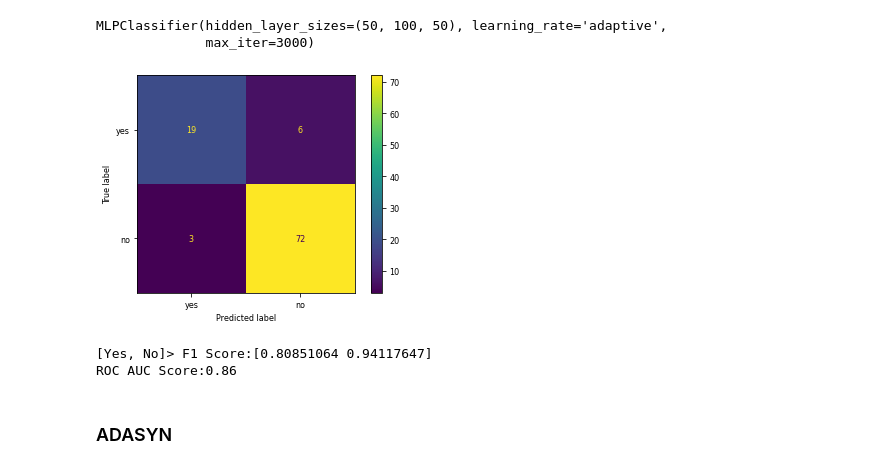
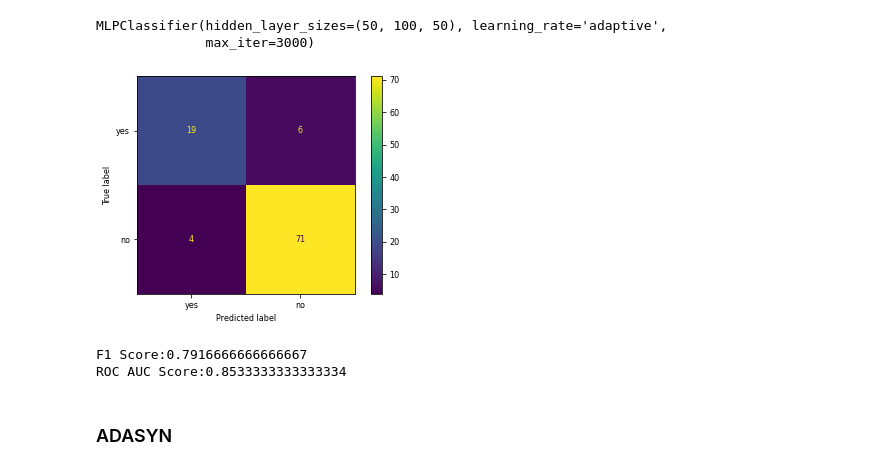
Before and after one commit to PedroMarques27/ED, a Jupyter notebook: Data_mining_Notebook.ipynb, the cells around one changed output. Saved outputs shown, nothing was run; the diff lists cells and outputs as text; code cells hidden in the pictures.

```diff
--- a/Data_mining_Notebook.ipynb
+++ b/Data_mining_Notebook.ipynb
@@ -602,8 +569,10 @@ To obtain 2 different types of results:
 * roc_score
 # %%
 # Saving All Results
-f1_results = {k:{m:[] for m in ['Origin','Us','Os','St','Ada','StUs']} for k in ['SVC','RF','MLP']}
-roc_results = {k:{m:0 for m in ['Origin','Us','Os','St','Ada','StUs']} for k in ['SVC','RF','MLP']}
+results_df =  pd.DataFrame(columns=['Classifier','Scoring Method','Original Data', 'Undersampled Data','SMOTE Data','SMOTE + Tomek Links Data','ADASYN'])
+
+f1_results = {k:{m:[] for m in ['Origin','Us','Os','St','Ada',]} for k in ['SVC','RF','MLP']}
+roc_results = {k:{m:0 for m in ['Origin','Us','Os','St','Ada']} for k in ['SVC','RF','MLP']}
 # %% [markdown]
 ## SVC
 **Suport Vector Classifier**
@@ -1110,6 +1133,10 @@ param_grid = {
 
 # Best parameter set
 #print('Best parameters found:\n', clf.best_params_)
+
+#Arrays with score results for each method
+results_f1 = ["RF", "F1"]
+results_ROC = ["RF", "ROC"]
 # %% [markdown]
 ### Original Data
 # %%
@@ -1217,17 +1256,22 @@ mlp_best_estimator_os.fit(X_train_o, Y_train_o)
 MLPClassifier(activation='tanh', alpha=0.05, hidden_layer_sizes=(50, 50, 50),
               max_iter=3000, solver='sgd')
 # %%
-pred_labels = mlp_best_estimator_os.predict(X_test_pca)
-cm = confusion_matrix(Y_test, pred_labels)
+pred_labels_mlp = mlp_best_estimator_os.predict(X_test_pca)
+cm = confusion_matrix(Y_test, pred_labels_mlp)
 
 disp = ConfusionMatrixDisplay(confusion_matrix=cm, display_labels=["yes","no"])
 disp.plot()
 plt.show()
 
-f1_results['MLP']['Os'] = f1_score(Y_test,pred_labels, average = None)
-roc_results['MLP']['Os'] = roc_auc_score(Y_test,pred_labels)
+f1_res = f1_score(Y_test,pred_labels_mlp,pos_label = 0)
+roc_score = roc_auc_score(Y_test,pred_labels_mlp)
+f1_results['MLP'] ['Os'] = f1_res
+roc_results['MLP']['Os'] = roc_score
 
-print(f"[Yes, No]> F1 Score:{f1_score(Y_test,pred_labels, average = None)}")
-print(f"ROC AUC Score:{roc_auc_score(Y_test,pred_labels, average = None)}")
+print(f"F1 Score:{f1_res}")
+print(f"ROC AUC Score:{roc_score}")
+
+results_f1.append(f1_res)
+results_ROC.append(roc_score)
 # %% [output]
 [figure]
@@ -1257,22 +1303,27 @@ mlp_best_estimator_tl.fit(X_tl, y_tl)
 MLPClassifier(hidden_layer_sizes=(50, 100, 50), learning_rate='adaptive',
               max_iter=3000)
 # %%
-pred_labels = mlp_best_estimator_tl.predict(X_test_pca)
-cm = confusion_matrix(Y_test, pred_labels)
+pred_labels_mlp = mlp_best_estimator_tl.predict(X_test_pca)
+cm = confusion_matrix(Y_test, pred_labels_mlp)
 
 disp = ConfusionMatrixDisplay(confusion_matrix=cm, display_labels=["yes","no"])
 disp.plot()
 plt.show()
 
-f1_results['MLP']['St'] = f1_score(Y_test,pred_labels, average = None)
-roc_results['MLP']['St'] = roc_auc_score(Y_test,pred_labels)
+f1_res = f1_score(Y_test,pred_labels_mlp,pos_label = 0)
+roc_score = roc_auc_score(Y_test,pred_labels_mlp)
+f1_results['MLP'] ['St'] = f1_res
+roc_results['MLP']['St'] = roc_score
 
-print(f"[Yes, No]> F1 Score:{f1_score(Y_test,pred_labels, average = None)}")
-print(f"ROC AUC Score:{roc_auc_score(Y_test,pred_labels, average = None)}")
+print(f"F1 Score:{f1_res}")
+print(f"ROC AUC Score:{roc_score}")
+
+results_f1.append(f1_res)
+results_ROC.append(roc_score)
 # %% [output]
-[figure, old version]
+[figure, new version]
-[Yes, No]> F1 Score:[0.80851064 0.94117647]
-ROC AUC Score:0.86
+F1 Score:0.7916666666666667
+ROC AUC Score:0.8533333333333334
 # %% [markdown]
 ### ADASYN
 # %%
```
Also changed, not shown: parts of 63 cells of this notebook.
